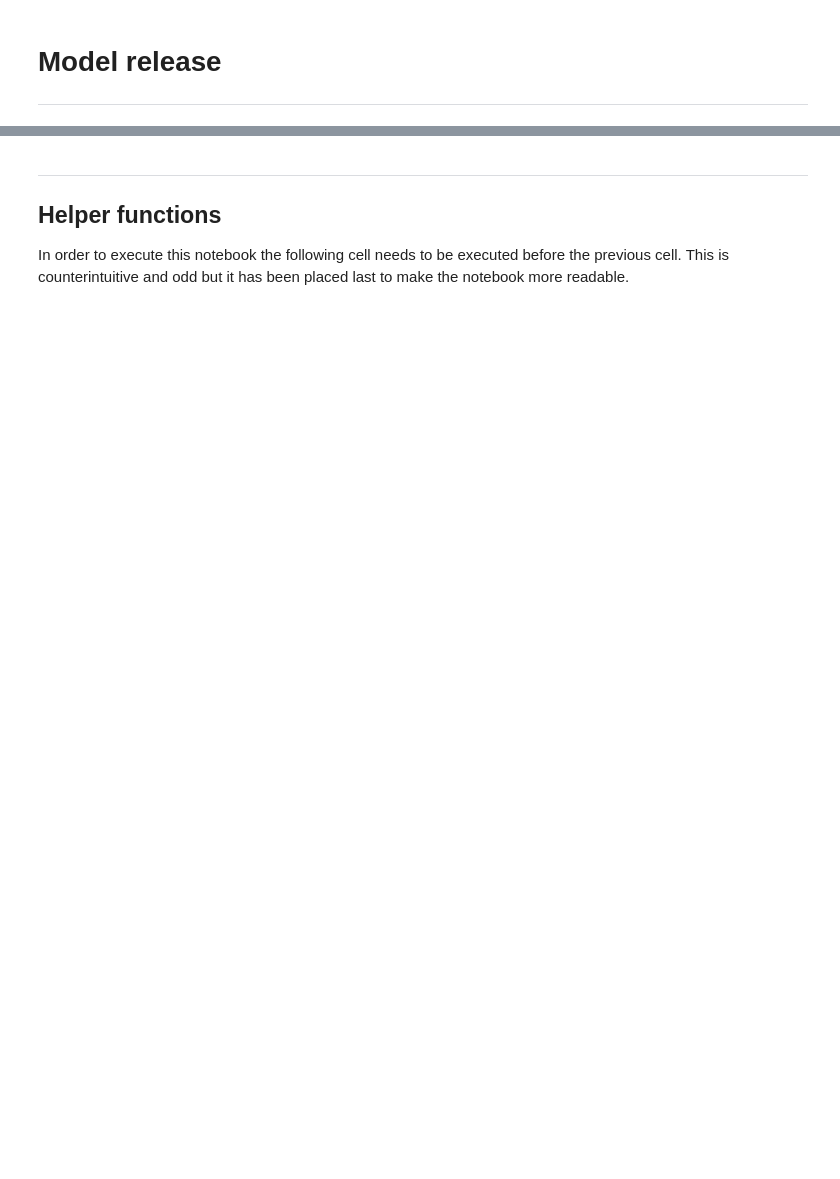
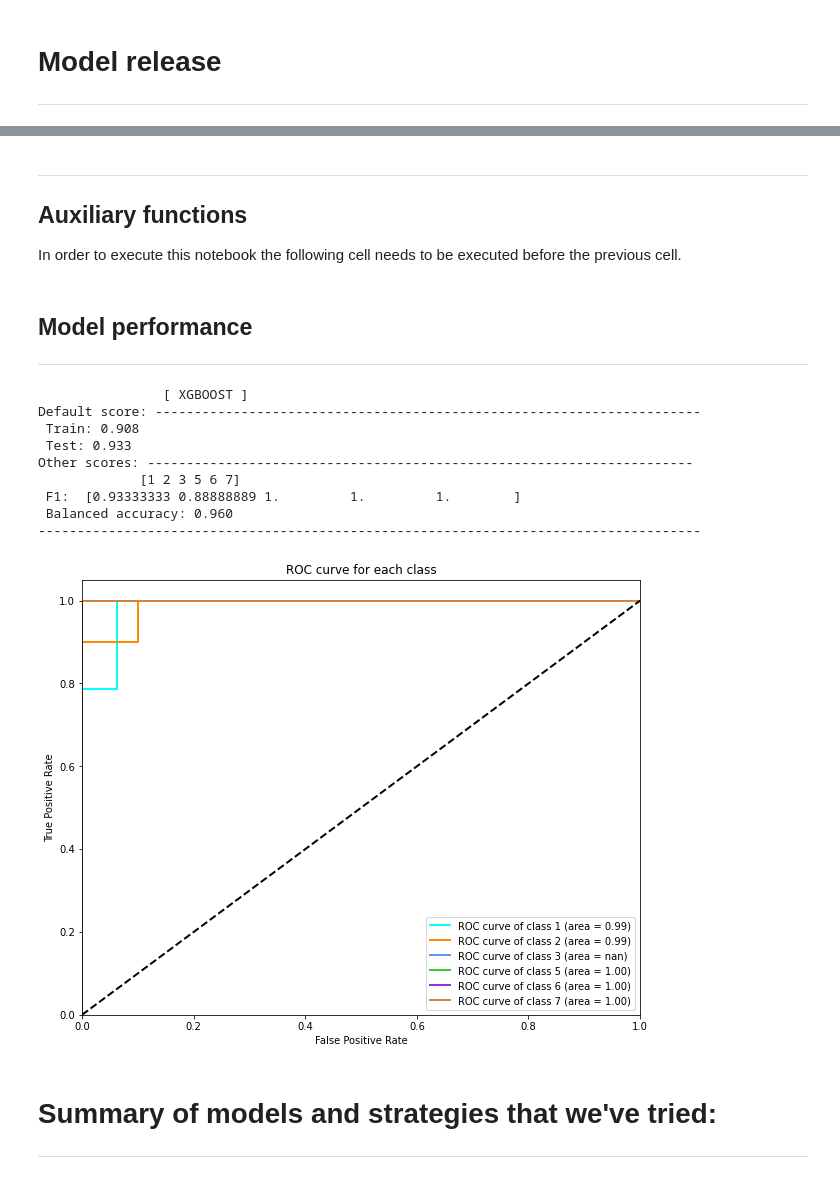
Before and after one commit to rdose/ia3-hunger_games, a Jupyter notebook: Final_model_demo.ipynb, the cells around one changed output, grey strips where cells are left out. Saved outputs shown, nothing was run; the diff lists cells and outputs as text; code cells hidden in the pictures; blank space fills up the shorter version.

Commit message:
XGBoost completed, added normalization and 1vsrest

```diff
--- a/Final_model_demo.ipynb
+++ b/Final_model_demo.ipynb
@@ -12,10 +21,5 @@
 # %%
-import pandas as pd
-from sklearn.model_selection import train_test_split
-import numpy as np
-np.random.seed(989)
-
-url = "hunger_data.csv"
+url = "https://raw.githubusercontent.com/CuadraAlconero/IDAL_IA3_CuadraAlconero/main/hunger_data.csv"
 dataframe = pd.read_csv(url, header=0)
 dataframe.drop("Unnamed: 0", axis=1, inplace=True)
 dataframe.columns = ["refractive_index", "sodium", "magnesium", "aluminum", "silicon", "potassium", "calcium", "barium", "iron", "type_of_glass"]
@@ -24,13 +28,6 @@ X = dataframe.drop(columns="type_of_glass") #Features
 y = dataframe["type_of_glass"] #Target
 
 X_train, X_test, y_train, y_test = train_test_split(X, y)
-
-# This model does not require normalisation
-from sklearn.preprocessing import StandardScaler
-# from sklearn.preprocessing import MinMaxScaler
-sc = StandardScaler()
-X_train = sc.fit_transform(X_train)
-X_test = sc.transform(X_test)
 # %% [markdown]
 # The Model
 ---
@@ -107,6 +95,6 @@ XGBClassifier(base_score=0.5, booster='gbtree', colsample_bylevel=1,
 # %% [markdown]
 ---
-## Helper functions
-In order to execute this notebook the following cell needs to be executed before the previous cell. This is counterintuitive and odd but it has been placed last to make the notebook more readable.
+## Auxiliary functions
+In order to execute this notebook the following cell needs to be executed before the previous cell.
 # %%
 def print_scores(model, X_train, X_test, Y_train, Y_test, model_name='[no name]'):
@@ -199,2 +161,30 @@ def plot_roc(model, X_test, Y_test):
     plt.legend(loc="lower right")
     plt.show()
+# %% [markdown]
+## Model performance
+---
+# %%
+np.random.seed(123)
+
+X = dataframe.drop(columns="type_of_glass") #Features
+y = dataframe["type_of_glass"] #Target
+
+X_train, X_test, y_train, y_test = train_test_split(X, y)
+
+
+print_scores(modelp, X_train, X_test, y_train, y_test, '[ XGBOOST ]')
+plot_roc(model_xgb, X_test, y_test)
+# %% [output]
+                [ XGBOOST ]
+Default score: ----------------------------------------------------------------------
+ Train: 0.908
+ Test: 0.933
+Other scores: ----------------------------------------------------------------------
+             [1 2 3 5 6 7]
+ F1:  [0.93333333 0.88888889 1.         1.         1.        ]
+ Balanced accuracy: 0.960
+-------------------------------------------------------------------------------------
+[figure, added]
+# %% [markdown]
+# Summary of models and strategies that we've tried:
+---
```
Also changed, not shown: parts of 15 cells of this notebook.
